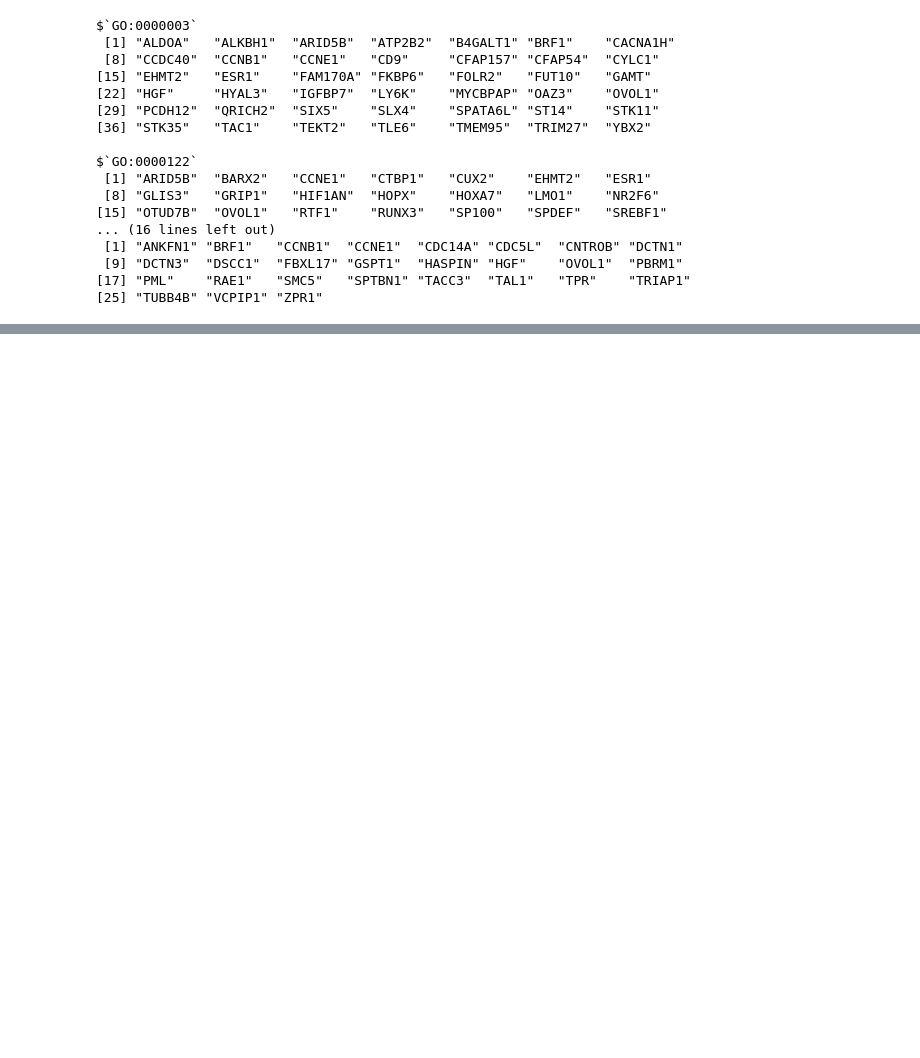
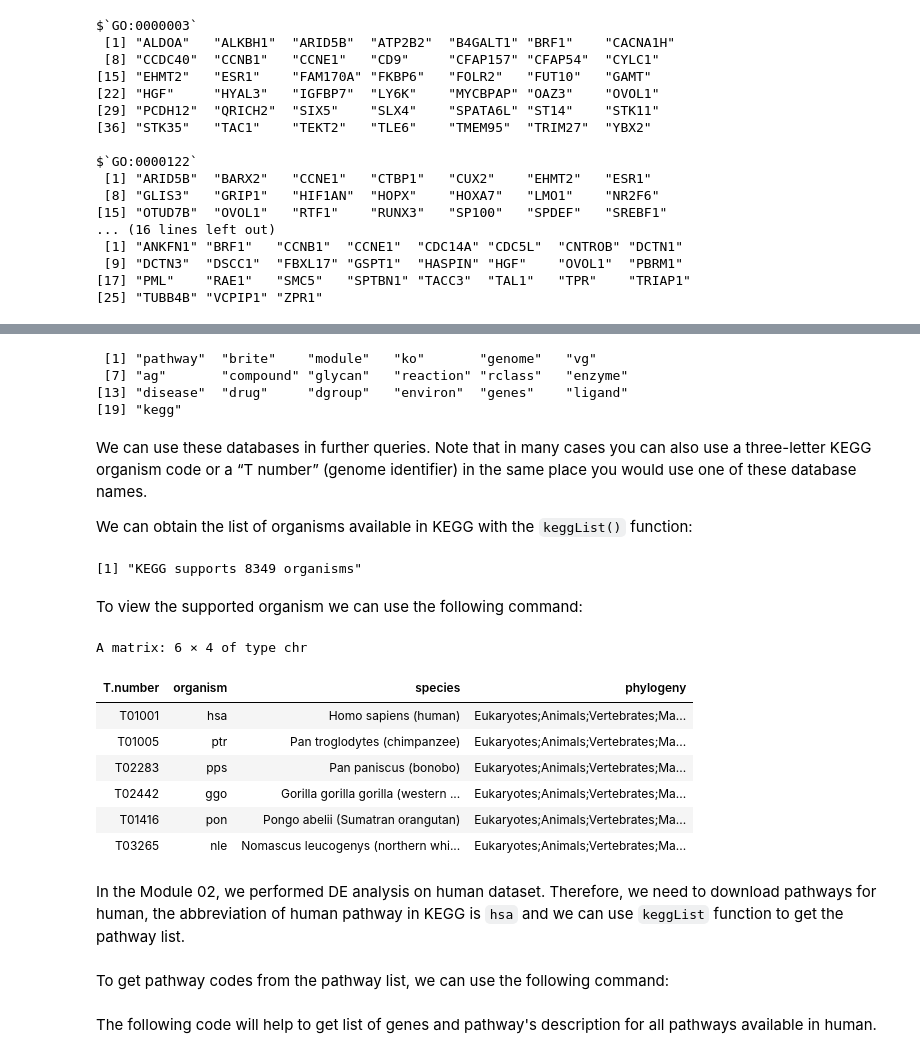
Before and after one commit to tinnlab/NOSI-Google-Cloud-Training, a Jupyter notebook: Module03-Gene_Set_and_Pathway.ipynb, the cells around one changed output, grey strips where cells are left out. Cells and saved outputs as stored; diff of their text form; code cells hidden in the pictures; blank space fills up the shorter version.

Commit message:
Bang
Update module 3 and README

```diff
--- a/Module03-Gene_Set_and_Pathway.ipynb
+++ b/Module03-Gene_Set_and_Pathway.ipynb
@@ -206,0 +262,32 @@ This concept is realized in the following databases of KEGG, which are categoriz
+# %%
+listDatabases()
+# %% [output]
+ [1] "pathway"  "brite"    "module"   "ko"       "genome"   "vg"
+ [7] "ag"       "compound" "glycan"   "reaction" "rclass"   "enzyme"
+[13] "disease"  "drug"     "dgroup"   "environ"  "genes"    "ligand"
+[19] "kegg"
+# %% [markdown]
+We can use these databases in further queries. Note that in many cases you can also use a three-letter KEGG organism code or a “T number” (genome identifier) in the same place you would use one of these database names.
+
+We can obtain the list of organisms available in KEGG with the `keggList()` function:
+# %%
+organism <- keggList("organism")
+# %%
+print(paste0("KEGG supports ",dim(organism)[1]," organisms"))
+# %% [output]
+[1] "KEGG supports 8349 organisms"
+# %% [markdown]
+To view the supported organism we can use the following command:
+# %%
+head(organism)
+# %% [output]
+A matrix: 6 × 4 of type chr
+| T.number | organism | species | phylogeny |
+| T01001 | hsa | Homo sapiens (human) | Eukaryotes;Animals;Vertebrates;Ma... |
+| T01005 | ptr | Pan troglodytes (chimpanzee) | Eukaryotes;Animals;Vertebrates;Ma... |
+| T02283 | pps | Pan paniscus (bonobo) | Eukaryotes;Animals;Vertebrates;Ma... |
+| T02442 | ggo | Gorilla gorilla gorilla (western ... | Eukaryotes;Animals;Vertebrates;Ma... |
+| T01416 | pon | Pongo abelii (Sumatran orangutan) | Eukaryotes;Animals;Vertebrates;Ma... |
+| T03265 | nle | Nomascus leucogenys (northern whi... | Eukaryotes;Animals;Vertebrates;Ma... |
+# %% [markdown]
+In the Module 02, we performed DE analysis on human dataset. Therefore, we need to download pathways for human, the abbreviation of human pathway in KEGG is `hsa` and we can use `keggList` function to get the pathway list.
@@ -206,0 +296,2 @@ This concept is realized in the following databases of KEGG, which are categoriz
+# %% [markdown]
+To get  pathway codes from the pathway list, we can use the following command:
@@ -206,0 +300,2 @@ This concept is realized in the following databases of KEGG, which are categoriz
+# %% [markdown]
+The following code will help to get list of genes and pathway's description for all pathways available in human.
```
Also changed, not shown: parts of 37 cells of this notebook, 10 other files.
